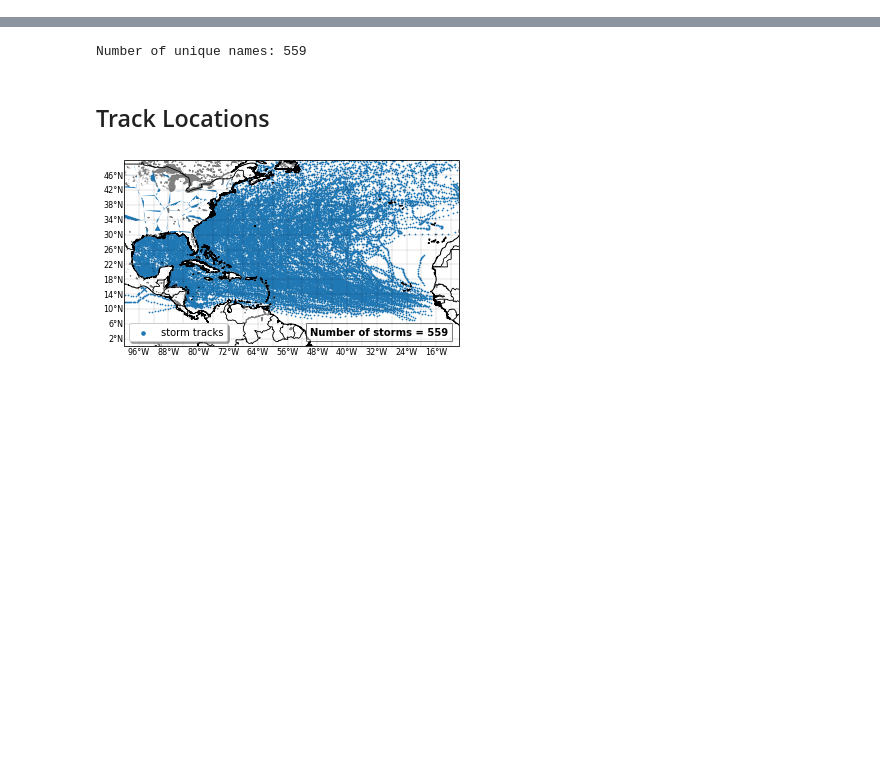
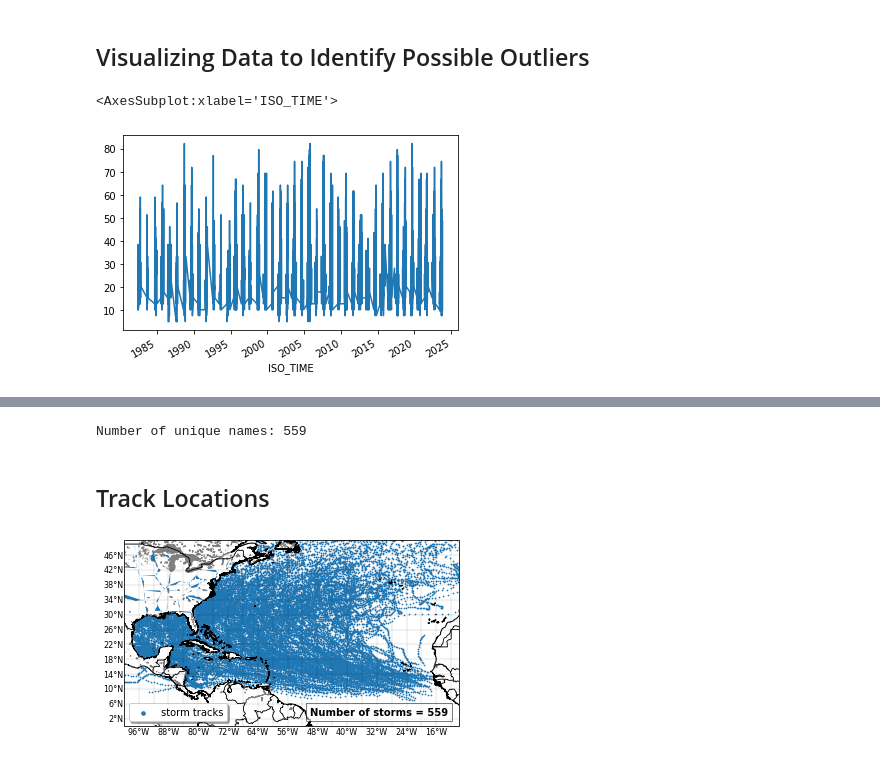
Before and after one commit to UW-MLGEO/MLGEO2024_TC_Tracks_Intensity, a Jupyter notebook: notebooks/clean_ibtracs_data.ipynb, the cells around one changed output, grey strips where cells are left out. Cells and saved outputs as stored; diff of their text form; code cells hidden in the pictures; blank space fills up the shorter version.

```diff
--- a/notebooks/clean_ibtracs_data.ipynb
+++ b/notebooks/clean_ibtracs_data.ipynb
@@ -58,0 +61,13 @@ STORM_DIR
+# %%
+# for column in df.columns:
+#     print(column) #print the columns in the dataframe
+
+# num_columns = len(df.columns)
+# print(f"Number of columns: {num_columns}")
+columns_of_interest = [
+    'USA_ATCF_ID', 'NAME', 'DIST2LAND', 'LANDFALL', 'STORM_SPEED',
+    'STORM_DIR', 'USA_LAT', 'USA_LON', 'USA_WIND', 'USA_PRES', 'USA_RMW'
+]
+
+df_selected = named_storms[columns_of_interest]
+df_selected.head()
@@ -58,0 +88,16 @@ STORM_DIR
+# %%
+df_selected.loc[:, 'DIST2LAND'] = pd.to_numeric(df_selected['DIST2LAND'], errors='coerce') * 1 #Convert distance to land from nautical miles to m
+df_selected.loc[:, 'LANDFALL'] = pd.to_numeric(df_selected['LANDFALL'], errors='coerce') * 1852 #Convert distance to land from nautical miles to m
+df_selected.loc[:, 'STORM_SPEED'] = pd.to_numeric(df_selected['STORM_SPEED'], errors='coerce') * 0.514444 #Convert storm speed from knots to m/s
+df_selected.loc[:, 'USA_WSPD'] = pd.to_numeric(df_selected['USA_WIND'], errors='coerce') * 0.514444 #Convert wind speed from knots to m/s
+df_selected.loc[:, 'USA_PRES'] = pd.to_numeric(df_selected['USA_PRES'], errors='coerce') * 1
+df_selected.loc[:, 'USA_RMW'] = pd.to_numeric(df_selected['USA_RMW'].replace(' ', np.nan), errors='coerce') #The units here are unclear
+
+df_selected.to_csv(Cleaned_Data_Path + 'cleaned_best_track_data.csv', index=True)
+# %% [markdown]
+## Visualizing Data to Identify Possible Outliers
+# %%
+df_selected['USA_WSPD'].plot()
+# %% [output]
+<AxesSubplot:xlabel='ISO_TIME'>
+[figure, added]
```
Also changed, not shown: parts of 14 cells of this notebook, 4 other files.
